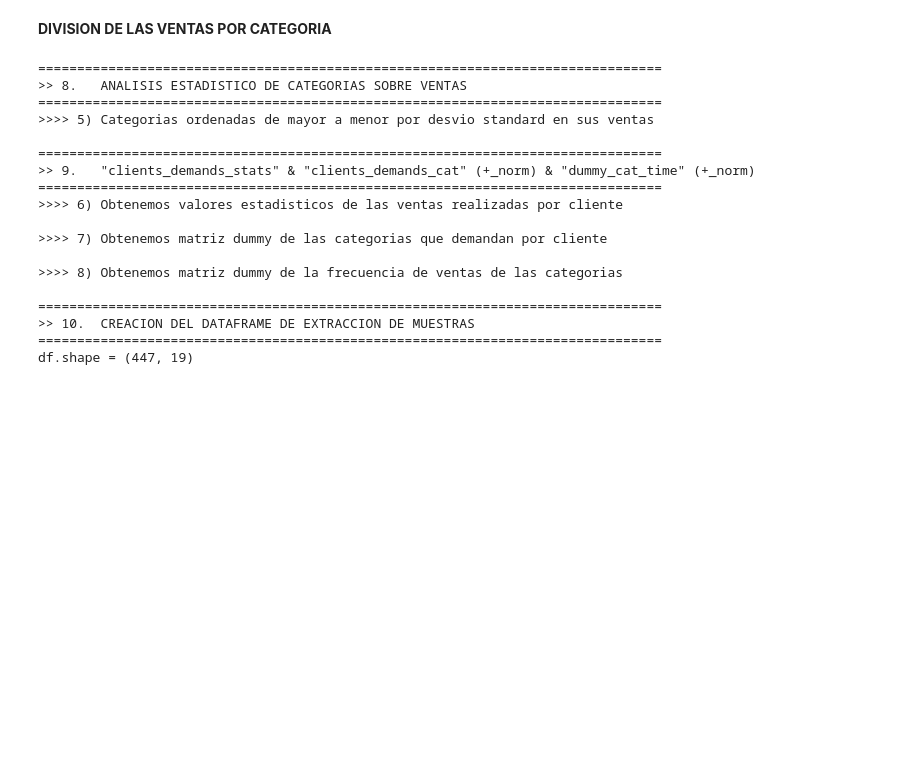
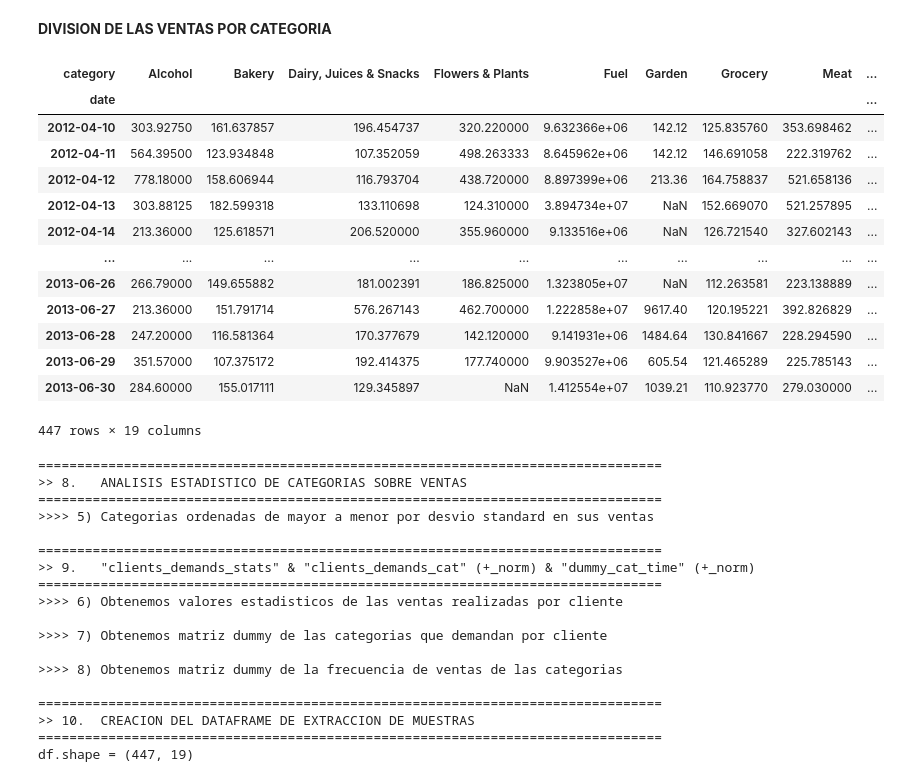
Before and after one commit to AgustinSt1990/tp_final, a Jupyter notebook: TP_FINAL_Data_Science.ipynb, the cells around one changed output. Saved outputs shown, nothing was run; the diff lists cells and outputs as text; code cells hidden in the pictures; blank space fills up the shorter version.

```diff
--- a/TP_FINAL_Data_Science.ipynb
+++ b/TP_FINAL_Data_Science.ipynb
@@ -292,6 +283,23 @@ plt.title('Rango de tiempo que tomamos en cuenta para el análisis: Abril 2012 -
 **DIVISION DE LAS VENTAS POR CATEGORIA**
 # %%
 df = pd.pivot_table(data, values='Ventas', index='date', columns='category')
+# %%
+df
+# %% [output]
+| category | Alcohol | Bakery | Dairy, Juices & Snacks | Flowers & Plants | Fuel | Garden | Grocery | Meat | ... |
+| date |  |  |  |  |  |  |  |  | ... |
+| 2012-04-10 | 303.92750 | 161.637857 | 196.454737 | 320.220000 | 9.632366e+06 | 142.12 | 125.835760 | 353.698462 | ... |
+| 2012-04-11 | 564.39500 | 123.934848 | 107.352059 | 498.263333 | 8.645962e+06 | 142.12 | 146.691058 | 222.319762 | ... |
+| 2012-04-12 | 778.18000 | 158.606944 | 116.793704 | 438.720000 | 8.897399e+06 | 213.36 | 164.758837 | 521.658136 | ... |
+| 2012-04-13 | 303.88125 | 182.599318 | 133.110698 | 124.310000 | 3.894734e+07 | NaN | 152.669070 | 521.257895 | ... |
+| 2012-04-14 | 213.36000 | 125.618571 | 206.520000 | 355.960000 | 9.133516e+06 | NaN | 126.721540 | 327.602143 | ... |
+| ... | ... | ... | ... | ... | ... | ... | ... | ... | ... |
+| 2013-06-26 | 266.79000 | 149.655882 | 181.002391 | 186.825000 | 1.323805e+07 | NaN | 112.263581 | 223.138889 | ... |
+| 2013-06-27 | 213.36000 | 151.791714 | 576.267143 | 462.700000 | 1.222858e+07 | 9617.40 | 120.195221 | 392.826829 | ... |
+| 2013-06-28 | 247.20000 | 116.581364 | 170.377679 | 142.120000 | 9.141931e+06 | 1484.64 | 130.841667 | 228.294590 | ... |
+| 2013-06-29 | 351.57000 | 107.375172 | 192.414375 | 177.740000 | 9.903527e+06 | 605.54 | 121.465289 | 225.785143 | ... |
+| 2013-06-30 | 284.60000 | 155.017111 | 129.345897 | NaN | 1.412554e+07 | 1039.21 | 110.923770 | 279.030000 | ... |
+447 rows × 19 columns
 # %%
 # Actualización de las tablas estdísticas
 category_group = statistic_tables_1(data)
```
Also changed, not shown: parts of 2 cells of this notebook, 4 other files.
